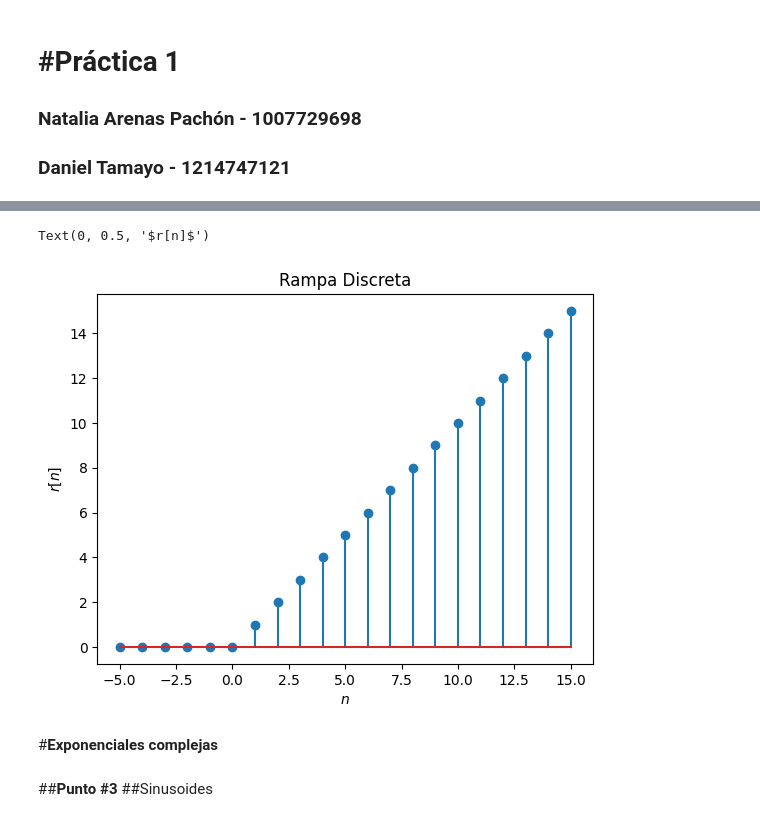
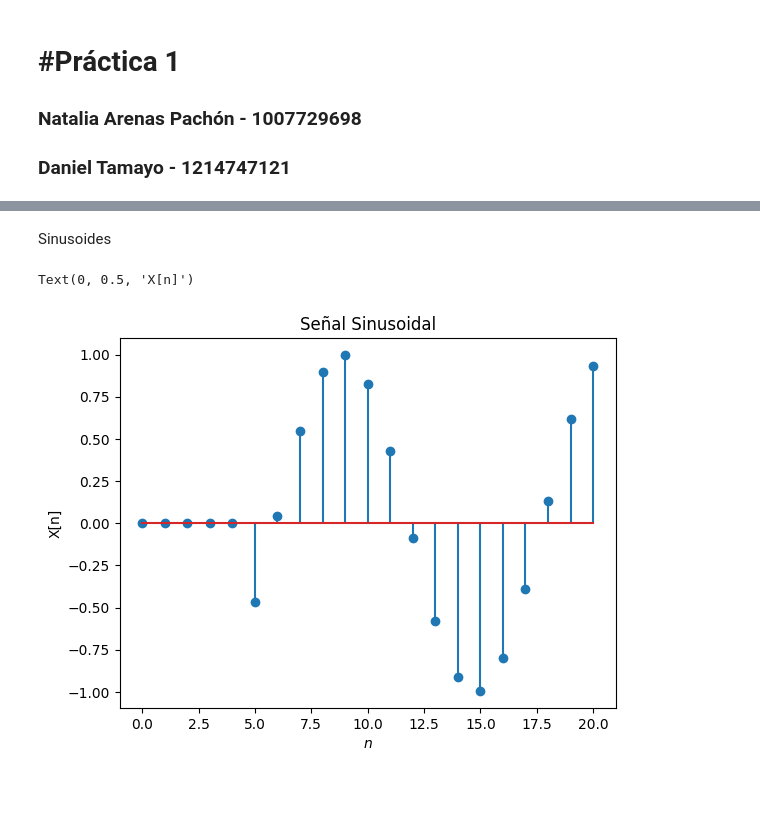
Before and after one commit to NataliaArenasP20/LaboratorioBiosenales, a Jupyter notebook: Practica_2/P2_NataliaArenas_DanielTamayo.ipynb, the cells around one changed output, grey strips where cells are left out. Cells and saved outputs as stored; diff of their text form; code cells hidden in the pictures; blank space fills up the shorter version.

Commit message:
Correcciones Puntos 1 y 2

```diff
--- a/Practica_2/P2_NataliaArenas_DanielTamayo.ipynb
+++ b/Practica_2/P2_NataliaArenas_DanielTamayo.ipynb
@@ -14,3 +12,0 @@ Requirement already satisfied: numpy in /usr/local/lib/python3.10/dist-packages
-# %%
-n = [-2,-1,0,1,2,3]
-x = [5,6,7,5,4,3]
@@ -19,13 +32,12 @@ x = [5,6,7,5,4,3]
 # %%
-def impseq(n0,n1,n2):
-  #Genera x(n) = delta(n-n0); n1<= n >= n2
+def escaseq(n0,n1,n2):
   n = np.arange(n1,n2+1) #Se crea el vector de muestras
-  x = (n-n0)==0
+  x = (n-n0)>=0
   return[x,n]
 
-x,n=impseq(0,-10,10)
+x,n=escaseq(0,-10,10)
 plt.stem(n,x)
 plt.xlabel('$n$')
-plt.title('Impulso Unitario')
-plt.ylabel('$\delta[n]$')
+plt.title('Escalon Unitario')
+plt.ylabel('$\mu [n]$')
 # %% [output]
@@ -54,0 +66,15 @@ Text(0, 0.5, '$\\mu [n]$')
+# %%
+def exponcencial(n0,n1,n2,img):
+  n = np.arange(n1,n2+1) #Se crea el vector de muestras
+  u = (n-n0) >= 0  # Escalón unitario
+  #x = np.e**(n-n0) * u
+  x = np.exp(img*n) * u
+
+  return[x,n]
+
+I = 1 + 1j
+x,n=exponcencial(5,0,20,I)
+plt.stem(n,x)
+plt.xlabel('$n$')
+plt.title('Exponencial')
+plt.ylabel('X[n]')
@@ -55,20 +84,18 @@ Text(0, 0.5, '$\\mu [n]$')
+# %% [markdown]
+Sinusoides
 # %%
-def ramseq(n0,n1,n2):
-  #Genera x(n) = delta(n-n0); n1<= n >= n2
+def Sinusoides(n0,n1,n2,theta,omega):
   n = np.arange(n1,n2+1) #Se crea el vector de muestras
-  x = n*((n-n0)>=0)
+  u = (n-n0) >= 0  # Escalón unitario
+  x = np.sin(theta*omega*n)*u
+
   return[x,n]
 
-x,n=ramseq(0,-5,15)
+x,n=Sinusoides(5,0,20,10,10)
 plt.stem(n,x)
 plt.xlabel('$n$')
-plt.title('Rampa Discreta')
-plt.ylabel('$r[n]$')
+plt.title('Señal Sinusoidal')
+plt.ylabel('X[n]')
 # %% [output]
-Text(0, 0.5, '$r[n]$')
+Text(0, 0.5, 'X[n]')
-[figure, old version]
+[figure, new version]
-# %% [markdown]
-#**Exponenciales complejas**
-# %% [markdown]
-##**Punto #3**
-##Sinusoides
```
Also changed, not shown: parts of 12 cells of this notebook, 1 other file.
